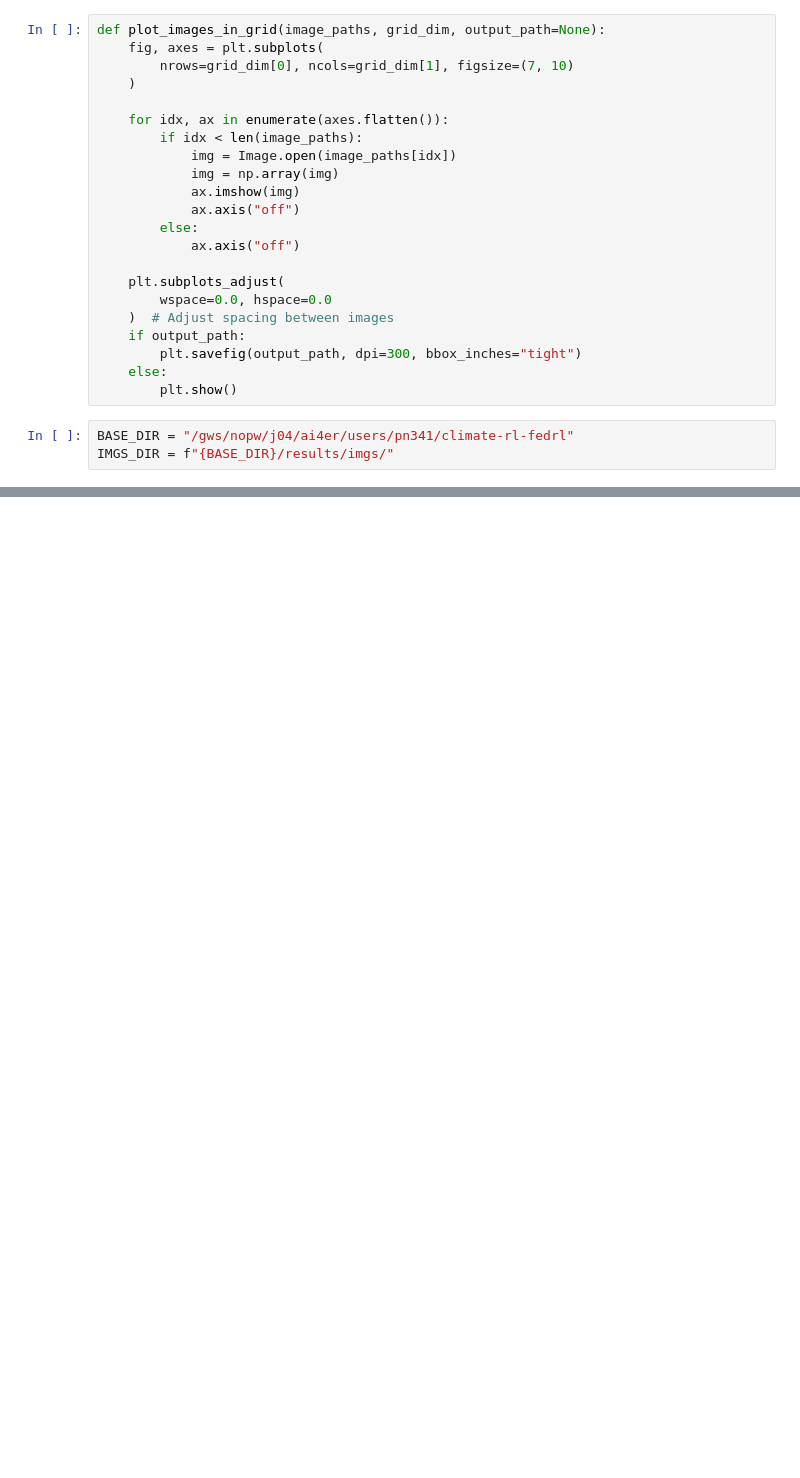
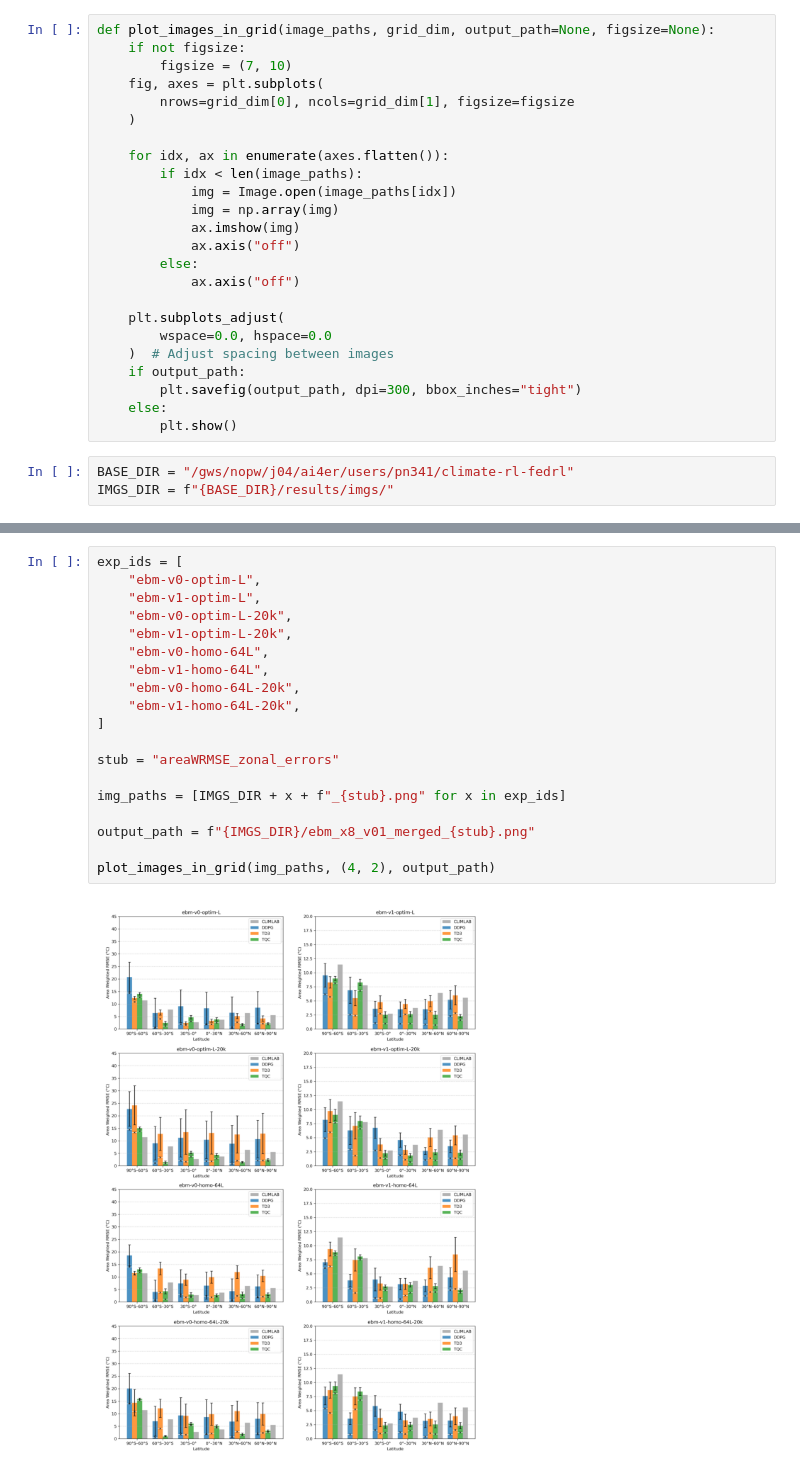
Before and after one commit to p3jitnath/climate-rl-fedRL, a Jupyter notebook: notebooks/EBM 1.60 - Merge Multiple PNGs.ipynb, the cells around one changed output, grey strips where cells are left out. Cells and saved outputs as stored; diff of their text form; blank space fills up the shorter version.

```diff
--- a/notebooks/EBM 1.60 - Merge Multiple PNGs.ipynb
+++ b/notebooks/EBM 1.60 - Merge Multiple PNGs.ipynb
@@ -3,9 +3,11 @@ import matplotlib.pyplot as plt
 import numpy as np
 from PIL import Image
 # %%
-def plot_images_in_grid(image_paths, grid_dim, output_path=None):
+def plot_images_in_grid(image_paths, grid_dim, output_path=None, figsize=None):
+    if not figsize:
+        figsize = (7, 10)
     fig, axes = plt.subplots(
-        nrows=grid_dim[0], ncols=grid_dim[1], figsize=(7, 10)
+        nrows=grid_dim[0], ncols=grid_dim[1], figsize=figsize
     )
 
     for idx, ax in enumerate(axes.flatten()):
@@ -48,3 +50,24 @@ output_path = f"{IMGS_DIR}/ebm_x8_v0_merged.png"
 plot_images_in_grid(img_paths, (4, 2), output_path)
 # %% [output]
 [figure]
+# %%
+exp_ids = [
+    "ebm-v0-optim-L",
+    "ebm-v1-optim-L",
+    "ebm-v0-optim-L-20k",
+    "ebm-v1-optim-L-20k",
+    "ebm-v0-homo-64L",
+    "ebm-v1-homo-64L",
+    "ebm-v0-homo-64L-20k",
+    "ebm-v1-homo-64L-20k",
+]
+
+stub = "areaWRMSE_zonal_errors"
+
+img_paths = [IMGS_DIR + x + f"_{stub}.png" for x in exp_ids]
+
+output_path = f"{IMGS_DIR}/ebm_x8_v01_merged_{stub}.png"
+
+plot_images_in_grid(img_paths, (4, 2), output_path)
+# %% [output]
+[figure, added]
```
Also changed, not shown: parts of 8 cells of this notebook, 23 other files.
